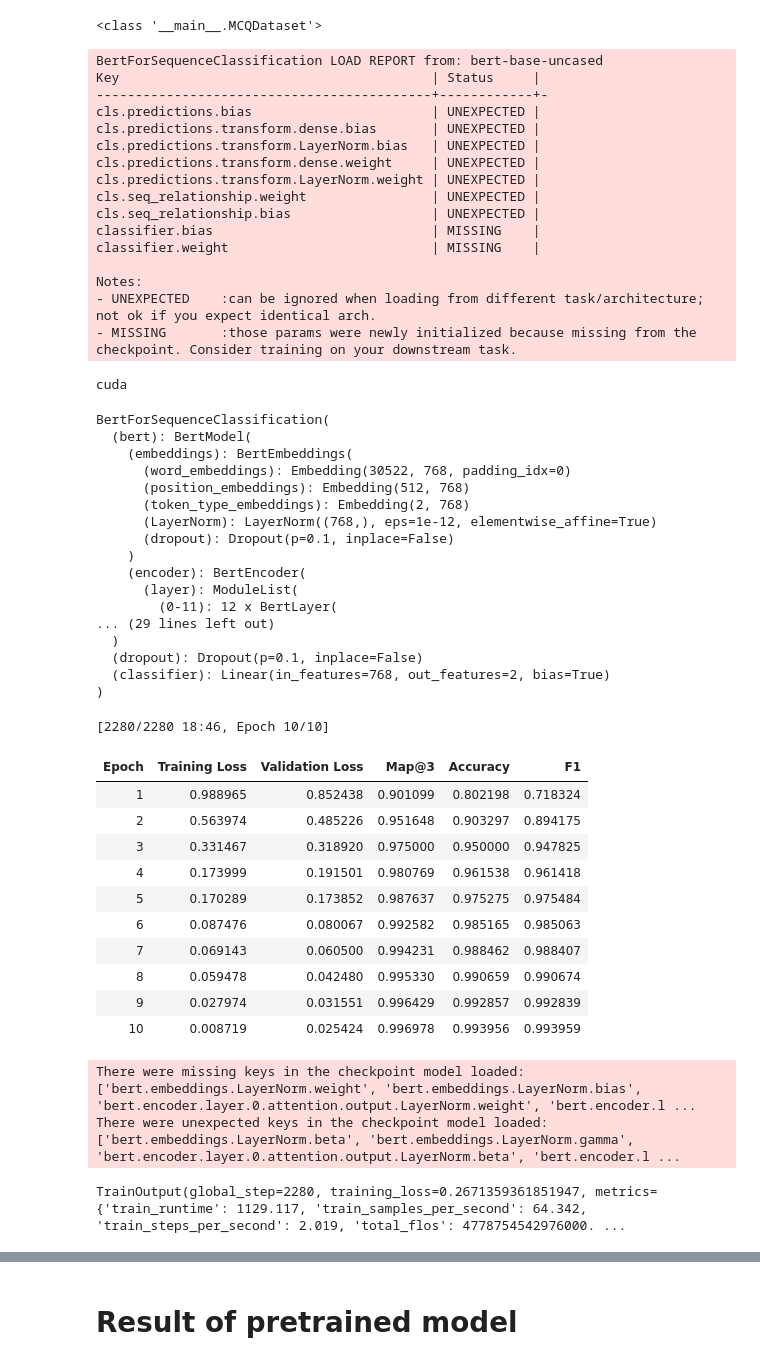
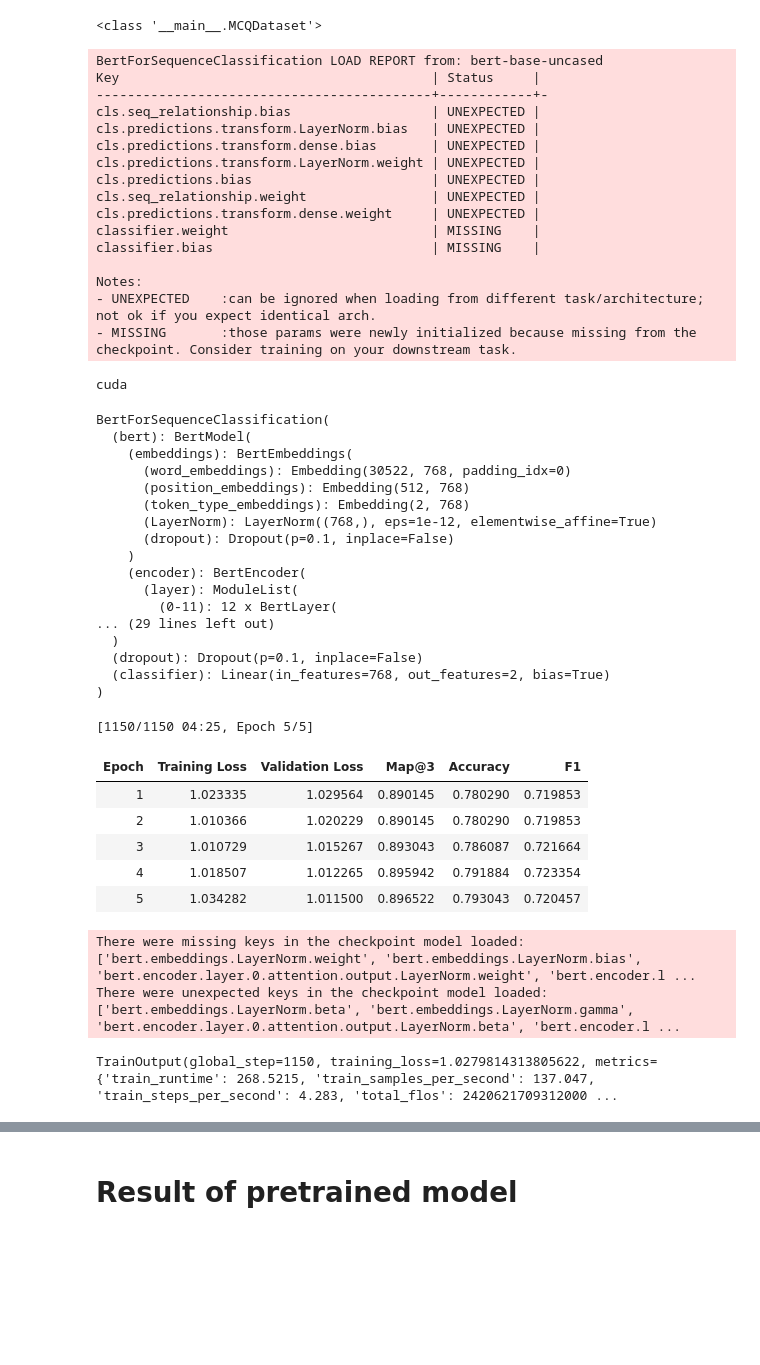
Before and after one commit to 23f2005464/-Smart-MCQ-Solver-Challenge, a Jupyter notebook: notebooks/main.ipynb, the cells around one changed output, grey strips where cells are left out. Drawn from its saved outputs; the diff is of its cells as text; code cells hidden in the pictures; blank space fills up the shorter version.

```diff
--- a/notebooks/main.ipynb
+++ b/notebooks/main.ipynb
@@ -430,0 +492,22 @@ for col in columns:
+# %%
+from sklearn.model_selection import StratifiedGroupKFold
+
+gss = StratifiedGroupKFold(
+    n_splits=5,
+    shuffle=True,
+    random_state=42
+)
+
+train_idx, val_idx = next(
+    gss.split(
+        df,
+        y=df["answer"],              # optional
+        groups=df["template_id"]
+    )
+)
+
+train_df = df.iloc[train_idx].reset_index(drop=True)
+val_df = df.iloc[val_idx].reset_index(drop=True)
+
+print(f"Train size      : {len(train_df)}")
+print(f"Validation size : {len(val_df)}")
@@ -431,3 +517,8 @@ for col in columns:
+# %%
+X_train = train_df.drop(columns=["answer", "template_id"])
+X_val = val_df.drop(columns=["answer", "template_id"])
+y_train = train_df["answer"]
+y_val = val_df["answer"]
 # %%
 X_train.columns
 print(f"Train size: {len(X_train)} | Val size: {len(X_val)}")
@@ -616,7 +714,7 @@ training_args = TrainingArguments(
     output_dir="./mcq_model",
 
     # Training settings
-    num_train_epochs=10,
+    num_train_epochs=5,
     per_device_train_batch_size=16,
     per_device_eval_batch_size=16,
 
@@ -649,27 +747,32 @@ print(type(train_dataset))
 # %%
 from transformers import BertForSequenceClassification
 
-model=BertForSequenceClassification.from_pretrained(
+bertmodel=BertForSequenceClassification.from_pretrained(
     MODEL_NAME,
     num_labels=2
 )
 
+for name, param in bertmodel.named_parameters():
+    if not name.startswith("classifier"):
+        param.requires_grad = False
+
+
 device = torch.device("cuda" if torch.cuda.is_available() else "cpu")
 print(device)
-model.to(device)
+bertmodel.to(device)
 # %% [output]
 BertForSequenceClassification LOAD REPORT from: bert-base-uncased
 Key                                        | Status     |
 -------------------------------------------+------------+-
+cls.seq_relationship.bias                  | UNEXPECTED |
+cls.predictions.transform.LayerNorm.bias   | UNEXPECTED |
+cls.predictions.transform.dense.bias       | UNEXPECTED |
+cls.predictions.transform.LayerNorm.weight | UNEXPECTED |
 cls.predictions.bias                       | UNEXPECTED |
-cls.predictions.transform.dense.bias       | UNEXPECTED |
-cls.predictions.transform.LayerNorm.bias   | UNEXPECTED |
+cls.seq_relationship.weight                | UNEXPECTED |
 cls.predictions.transform.dense.weight     | UNEXPECTED |
-cls.predictions.transform.LayerNorm.weight | UNEXPECTED |
-cls.seq_relationship.weight                | UNEXPECTED |
-cls.seq_relationship.bias                  | UNEXPECTED |
+classifier.weight                          | MISSING    |
 classifier.bias                            | MISSING    |
-classifier.weight                          | MISSING    |
 
 Notes:
 - UNEXPECTED    :can be ignored when loading from different task/architecture; not ok if you expect identical arch.
@@ -694,34 +797,29 @@ BertForSequenceClassification(
 )
 # %%
 trainer = Trainer(
-    model=model,
+    model=bertmodel,
     args=training_args,
 
     train_dataset=train_dataset,
     eval_dataset=val_dataset,
 
     compute_metrics=compute_metrics,
      callbacks=[
         EarlyStoppingCallback(
             early_stopping_patience=2
         )
     ]
 )
 
 trainer.train()
 # %% [output]
-[2280/2280 18:46, Epoch 10/10]
+[1150/1150 04:25, Epoch 5/5]
 | Epoch | Training Loss | Validation Loss | Map@3 | Accuracy | F1 |
-| 1 | 0.988965 | 0.852438 | 0.901099 | 0.802198 | 0.718324 |
-| 2 | 0.563974 | 0.485226 | 0.951648 | 0.903297 | 0.894175 |
-| 3 | 0.331467 | 0.318920 | 0.975000 | 0.950000 | 0.947825 |
-| 4 | 0.173999 | 0.191501 | 0.980769 | 0.961538 | 0.961418 |
-| 5 | 0.170289 | 0.173852 | 0.987637 | 0.975275 | 0.975484 |
-| 6 | 0.087476 | 0.080067 | 0.992582 | 0.985165 | 0.985063 |
-| 7 | 0.069143 | 0.060500 | 0.994231 | 0.988462 | 0.988407 |
-| 8 | 0.059478 | 0.042480 | 0.995330 | 0.990659 | 0.990674 |
-| 9 | 0.027974 | 0.031551 | 0.996429 | 0.992857 | 0.992839 |
-| 10 | 0.008719 | 0.025424 | 0.996978 | 0.993956 | 0.993959 |
+| 1 | 1.023335 | 1.029564 | 0.890145 | 0.780290 | 0.719853 |
+| 2 | 1.010366 | 1.020229 | 0.890145 | 0.780290 | 0.719853 |
+| 3 | 1.010729 | 1.015267 | 0.893043 | 0.786087 | 0.721664 |
+| 4 | 1.018507 | 1.012265 | 0.895942 | 0.791884 | 0.723354 |
+| 5 | 1.034282 | 1.011500 | 0.896522 | 0.793043 | 0.720457 |
 There were missing keys in the checkpoint model loaded: ['bert.embeddings.LayerNorm.weight', 'bert.embeddings.LayerNorm.bias', 'bert.encoder.layer.0.attention.output.LayerNorm.weight', 'bert.encoder.l ...
 There were unexpected keys in the checkpoint model loaded: ['bert.embeddings.LayerNorm.beta', 'bert.embeddings.LayerNorm.gamma', 'bert.encoder.layer.0.attention.output.LayerNorm.beta', 'bert.encoder.l ...
-TrainOutput(global_step=2280, training_loss=0.2671359361851947, metrics={'train_runtime': 1129.117, 'train_samples_per_second': 64.342, 'train_steps_per_second': 2.019, 'total_flos': 4778754542976000. ...
+TrainOutput(global_step=1150, training_loss=1.0279814313805622, metrics={'train_runtime': 268.5215, 'train_samples_per_second': 137.047, 'train_steps_per_second': 4.283, 'total_flos': 2420621709312000 ...
```
Also changed, not shown: parts of 36 cells of this notebook.
